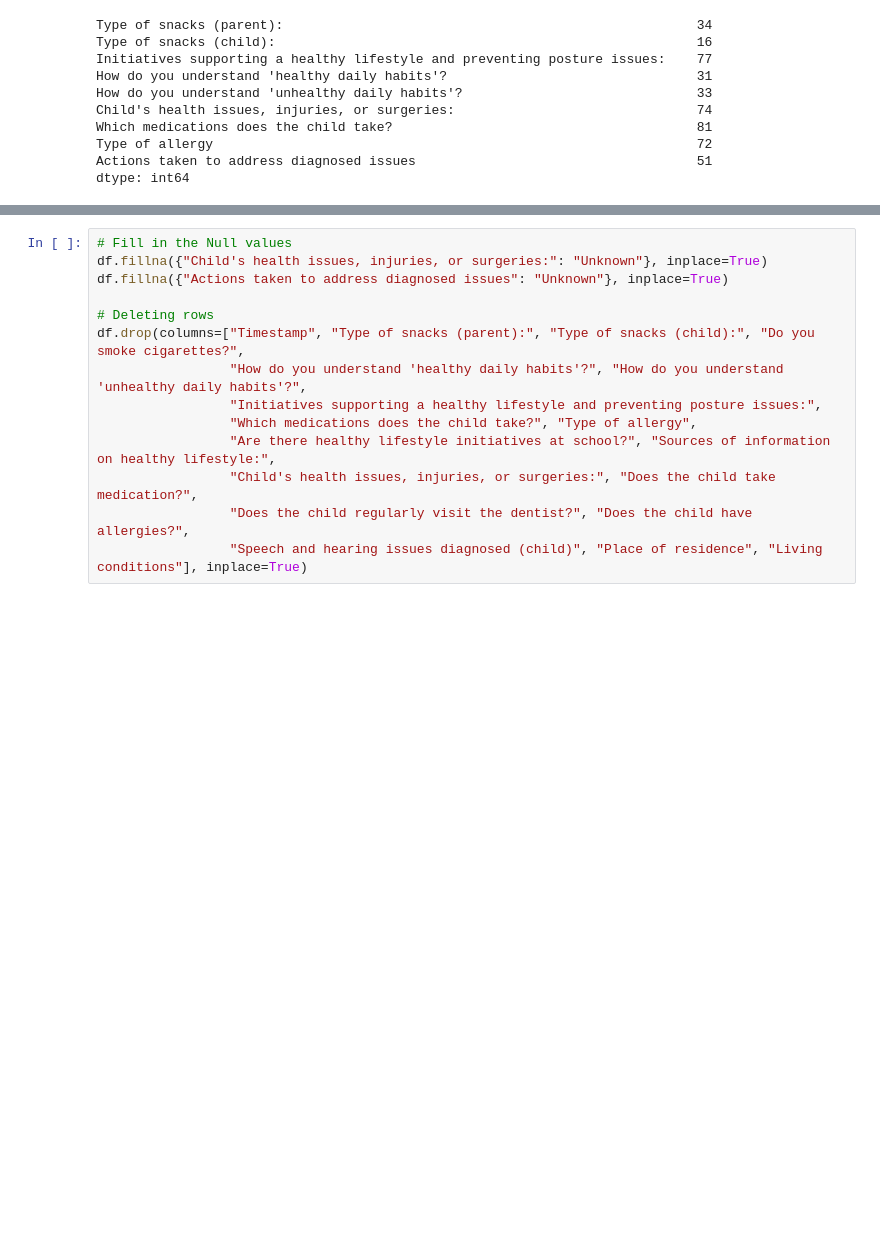
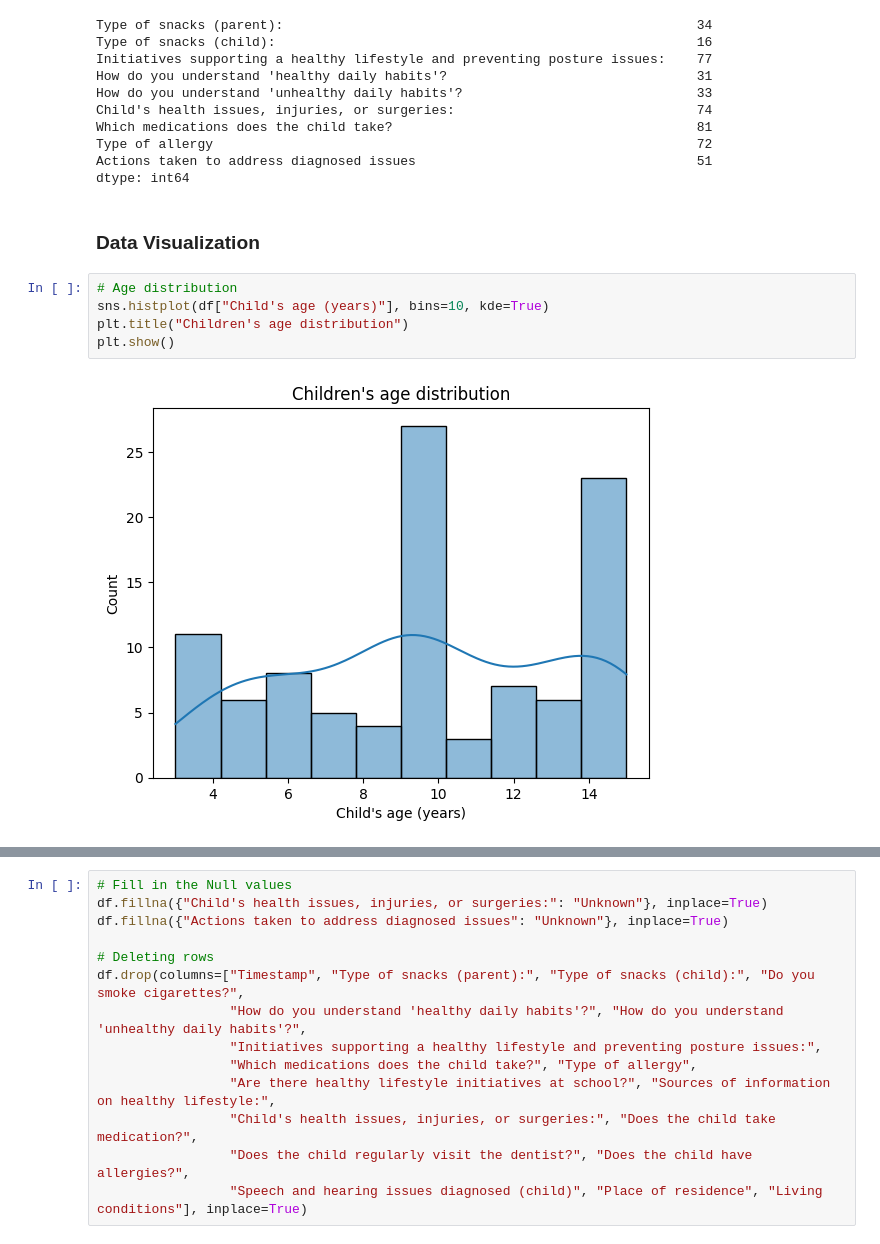
Before and after one commit to Kej-Sy/Project---postural-defects, a Jupyter notebook: notebooks/Postural disfuntions_v1.ipynb, the cells around one changed output, grey strips where cells are left out. Cells and saved outputs as stored; diff of their text form; blank space fills up the shorter version.

```diff
--- a/notebooks/Postural disfuntions_v1.ipynb
+++ b/notebooks/Postural disfuntions_v1.ipynb
@@ -177,3 +180,12 @@ Which medications does the child take?                                       81
 Type of allergy                                                              72
 Actions taken to address diagnosed issues                                    51
 dtype: int64
+# %% [markdown]
+### Data Visualization
+# %%
+# Age distribution
+sns.histplot(df["Child's age (years)"], bins=10, kde=True)
+plt.title("Children's age distribution")
+plt.show()
+# %% [output]
+[figure, added]
```
Also changed, not shown: parts of 21 cells of this notebook.
